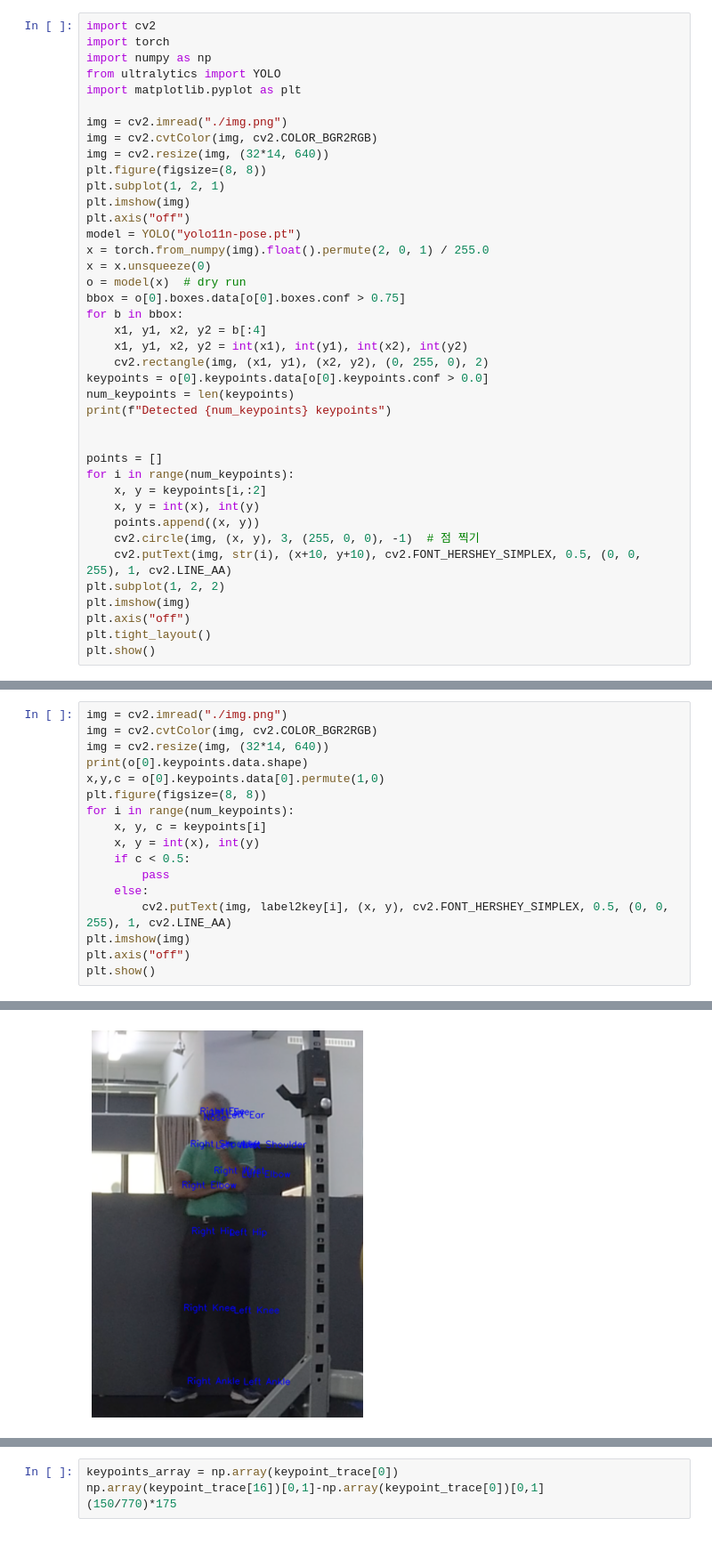
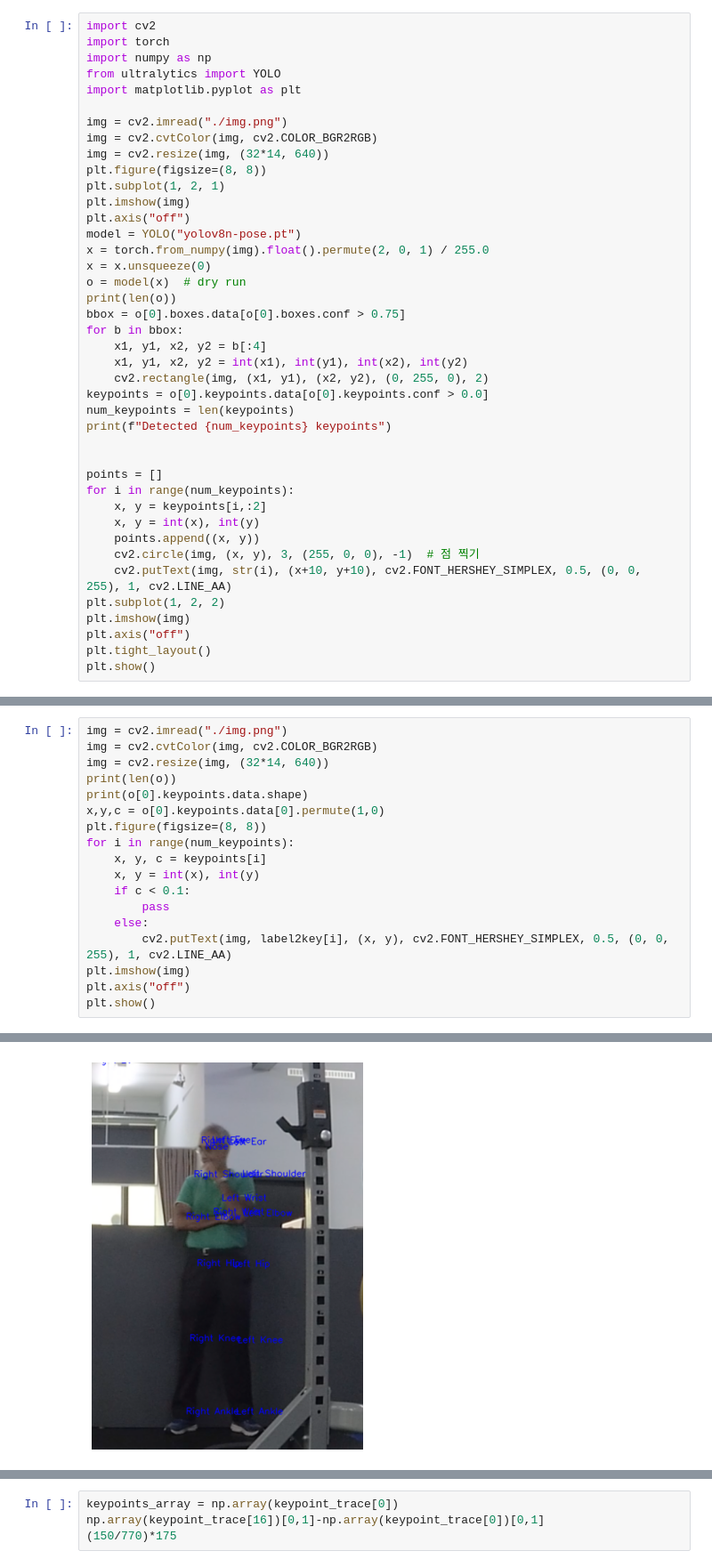
Before and after one commit to leekichang/gym-analytics, a Jupyter notebook: yolo.ipynb, the cells around one changed output, grey strips where cells are left out. Shown at 89% size. Drawn from its saved outputs; the diff is of its cells as text.

```diff
--- a/yolo.ipynb
+++ b/yolo.ipynb
@@ -12,10 +12,11 @@ plt.figure(figsize=(8, 8))
 plt.subplot(1, 2, 1)
 plt.imshow(img)
 plt.axis("off")
-model = YOLO("yolo11n-pose.pt")
+model = YOLO("yolov8n-pose.pt")
 x = torch.from_numpy(img).float().permute(2, 0, 1) / 255.0
 x = x.unsqueeze(0)
 o = model(x)  # dry run
+print(len(o))
 bbox = o[0].boxes.data[o[0].boxes.conf > 0.75]
 for b in bbox:
     x1, y1, x2, y2 = b[:4]
@@ -67,13 +70,14 @@ key2label = {v:k for k, v in label2key.items()}
 img = cv2.imread("./img.png")
 img = cv2.cvtColor(img, cv2.COLOR_BGR2RGB)
 img = cv2.resize(img, (32*14, 640))
+print(len(o))
 print(o[0].keypoints.data.shape)
 x,y,c = o[0].keypoints.data[0].permute(1,0)
 plt.figure(figsize=(8, 8))
 for i in range(num_keypoints):
     x, y, c = keypoints[i]
     x, y = int(x), int(y)
-    if c < 0.5:
+    if c < 0.1:
         pass
     else:
         cv2.putText(img, label2key[i], (x, y), cv2.FONT_HERSHEY_SIMPLEX, 0.5, (0, 0, 255), 1, cv2.LINE_AA)
@@ -84,5 +89,5 @@ plt.show()
 torch.Size([1, 17, 3])
-[figure, old version]
+[figure, new version]
 # %%
 results = model(source="./data/CDJ1/CDJ1.MP4")
 # %% [output]
```
Also changed, not shown: parts of 12 cells of this notebook.
